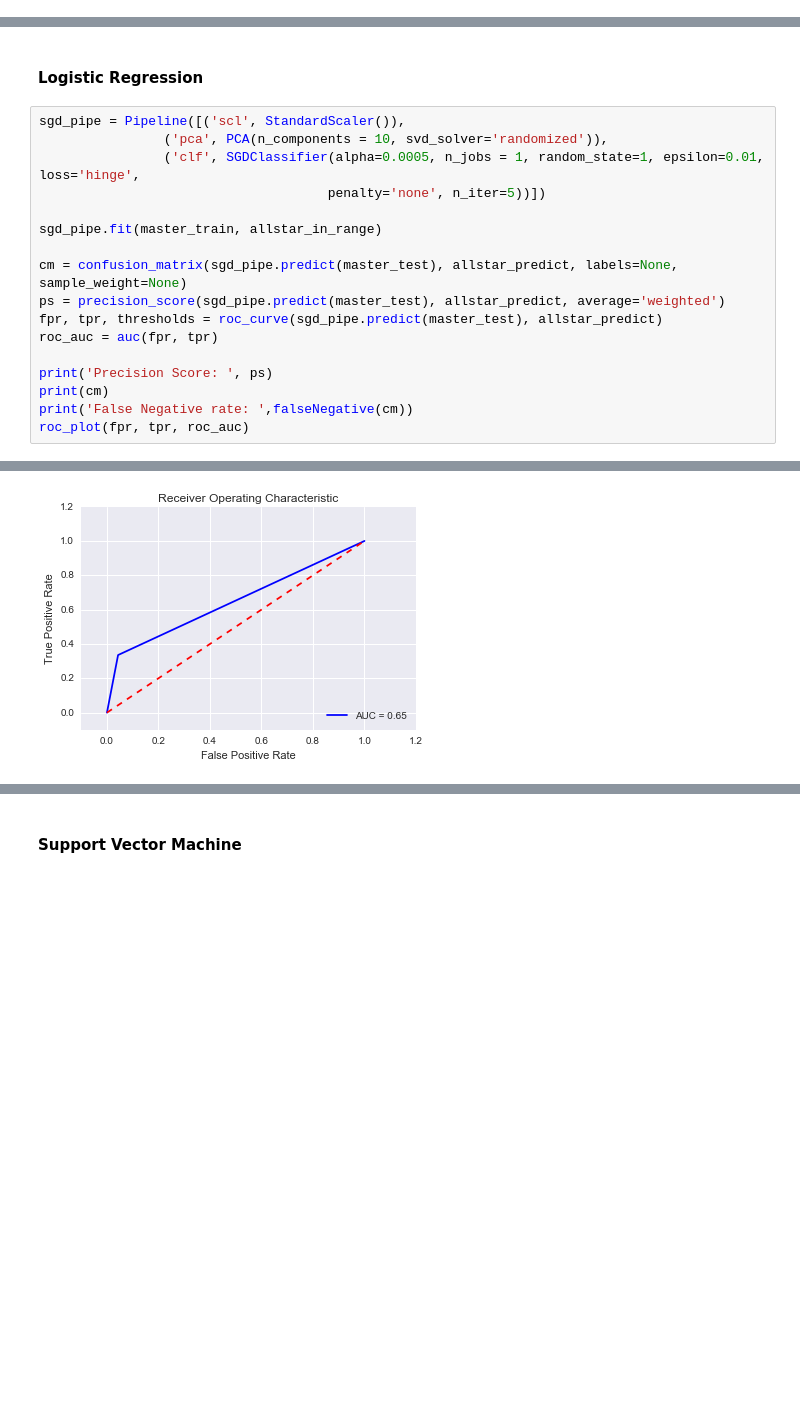
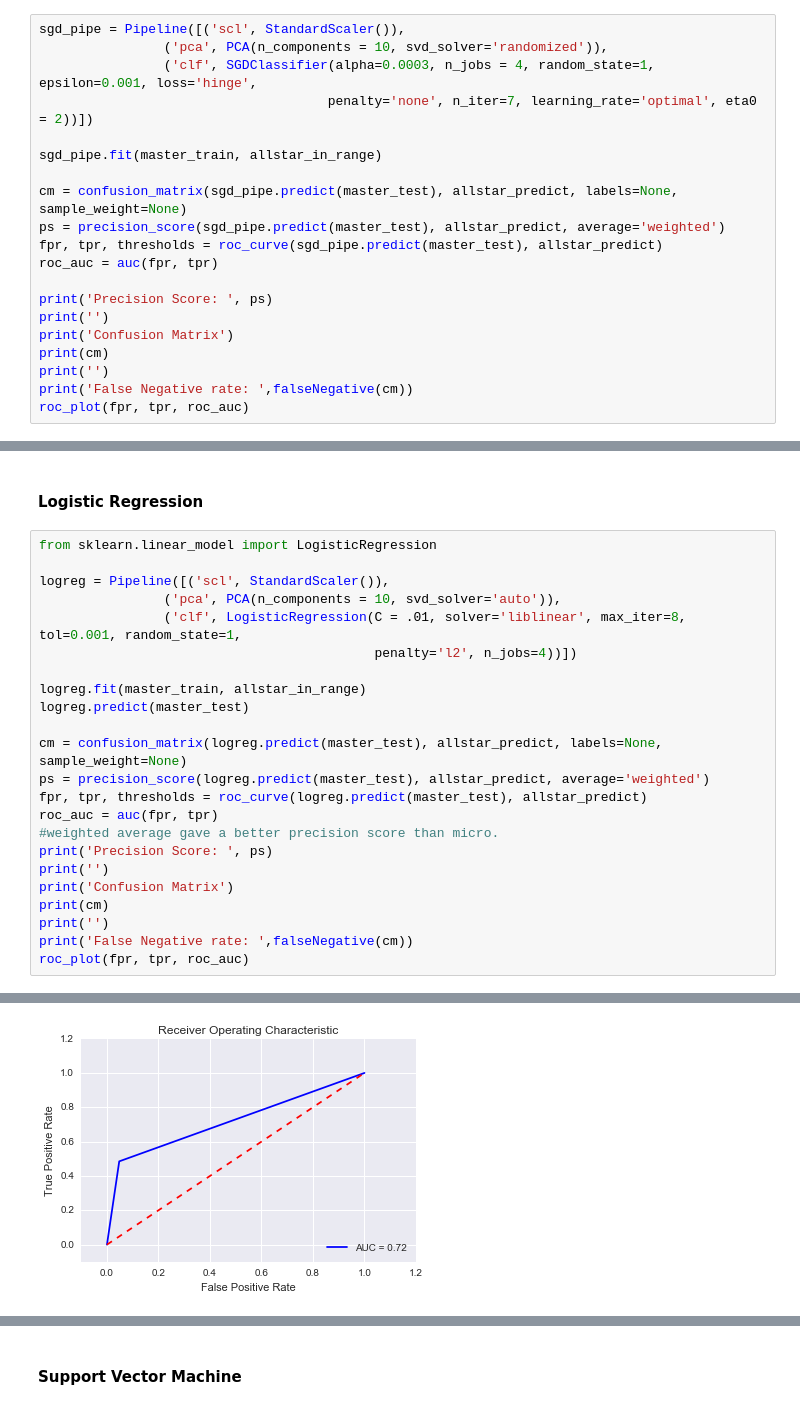
Before and after one commit to quincyschurr/machineLearning, a Jupyter notebook: Lab2/Lab2.ipynb, the cells around one changed output, grey strips where cells are left out. Drawn from its saved outputs; the diff is of its cells as text; blank space fills up the shorter version.

```diff
--- a/Lab2/Lab2.ipynb
+++ b/Lab2/Lab2.ipynb
@@ -279,0 +296,20 @@ def roc_plot(fpr, tpr, roc_auc):
+# %%
+sgd_pipe = Pipeline([('scl', StandardScaler()),
+                ('pca', PCA(n_components = 10, svd_solver='randomized')),
+                ('clf', SGDClassifier(alpha=0.0003, n_jobs = 4, random_state=1, epsilon=0.001, loss='hinge',
+                                     penalty='none', n_iter=7, learning_rate='optimal', eta0 = 2))])
+
+sgd_pipe.fit(master_train, allstar_in_range)
+
+cm = confusion_matrix(sgd_pipe.predict(master_test), allstar_predict, labels=None, sample_weight=None)
+ps = precision_score(sgd_pipe.predict(master_test), allstar_predict, average='weighted')
+fpr, tpr, thresholds = roc_curve(sgd_pipe.predict(master_test), allstar_predict)
+roc_auc = auc(fpr, tpr)
+
+print('Precision Score: ', ps)
+print('')
+print('Confusion Matrix')
+print(cm)
+print('')
+print('False Negative rate: ',falseNegative(cm))
+roc_plot(fpr, tpr, roc_auc)
@@ -280,20 +325,26 @@ def roc_plot(fpr, tpr, roc_auc):
 # %% [markdown]
 #### Logistic Regression
 # %%
-sgd_pipe = Pipeline([('scl', StandardScaler()),
-                ('pca', PCA(n_components = 10, svd_solver='randomized')),
-                ('clf', SGDClassifier(alpha=0.0005, n_jobs = 1, random_state=1, epsilon=0.01, loss='hinge',
-                                     penalty='none', n_iter=5))])
+from sklearn.linear_model import LogisticRegression
 
-sgd_pipe.fit(master_train, allstar_in_range)
+logreg = Pipeline([('scl', StandardScaler()),
+                ('pca', PCA(n_components = 10, svd_solver='auto')),
+                ('clf', LogisticRegression(C = .01, solver='liblinear', max_iter=8, tol=0.001, random_state=1,
+                                           penalty='l2', n_jobs=4))])
 
-cm = confusion_matrix(sgd_pipe.predict(master_test), allstar_predict, labels=None, sample_weight=None)
-ps = precision_score(sgd_pipe.predict(master_test), allstar_predict, average='weighted')
-fpr, tpr, thresholds = roc_curve(sgd_pipe.predict(master_test), allstar_predict)
+logreg.fit(master_train, allstar_in_range)
+logreg.predict(master_test)
+
+cm = confusion_matrix(logreg.predict(master_test), allstar_predict, labels=None, sample_weight=None)
+ps = precision_score(logreg.predict(master_test), allstar_predict, average='weighted')
+fpr, tpr, thresholds = roc_curve(logreg.predict(master_test), allstar_predict)
 roc_auc = auc(fpr, tpr)
-
+#weighted average gave a better precision score than micro.
 print('Precision Score: ', ps)
+print('')
+print('Confusion Matrix')
 print(cm)
+print('')
 print('False Negative rate: ',falseNegative(cm))
 roc_plot(fpr, tpr, roc_auc)
 # %% [output]
@@ -304 +358 @@ False Negative rate:  0.664639850327
-[figure, old version]
+[figure, new version]
```
Also changed, not shown: parts of 26 cells of this notebook.
